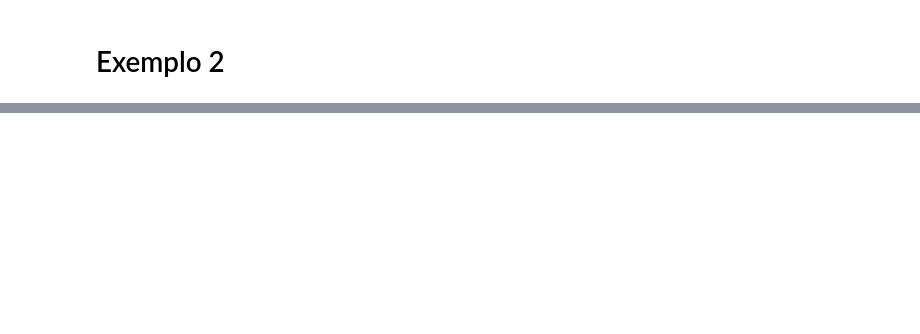
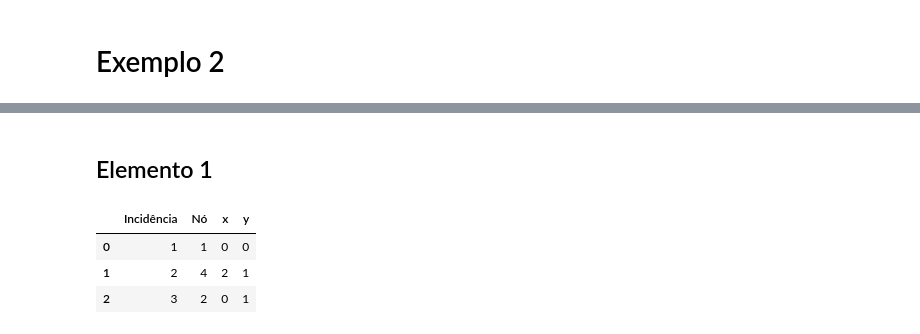
Before and after one commit to noedelima/Uff_MEFpy, a Jupyter notebook: Trabalho4/Trabalho4.ipynb, the cells around one changed output, grey strips where cells are left out. Cells and saved outputs as stored; diff of their text form; code cells hidden in the pictures; blank space fills up the shorter version.

```diff
--- a/Trabalho4/Trabalho4.ipynb
+++ b/Trabalho4/Trabalho4.ipynb
@@ -688,0 +738,15 @@ nelem = 4 (número de elementos)
+# %% [markdown]
+## Elemento 1
+# %%
+el1 = pd.DataFrame({
+    "Incidência": [1,2,3],
+    "Nó": [1,4,2],
+    "x": [0,2,0],
+    "y": [0,1,1]
+})
+el1
+# %% [output]
+|  | Incidência | Nó | x | y |
+| 0 | 1 | 1 | 0 | 0 |
+| 1 | 2 | 4 | 2 | 1 |
+| 2 | 3 | 2 | 0 | 1 |
```
Also changed, not shown: parts of 50 cells of this notebook.
